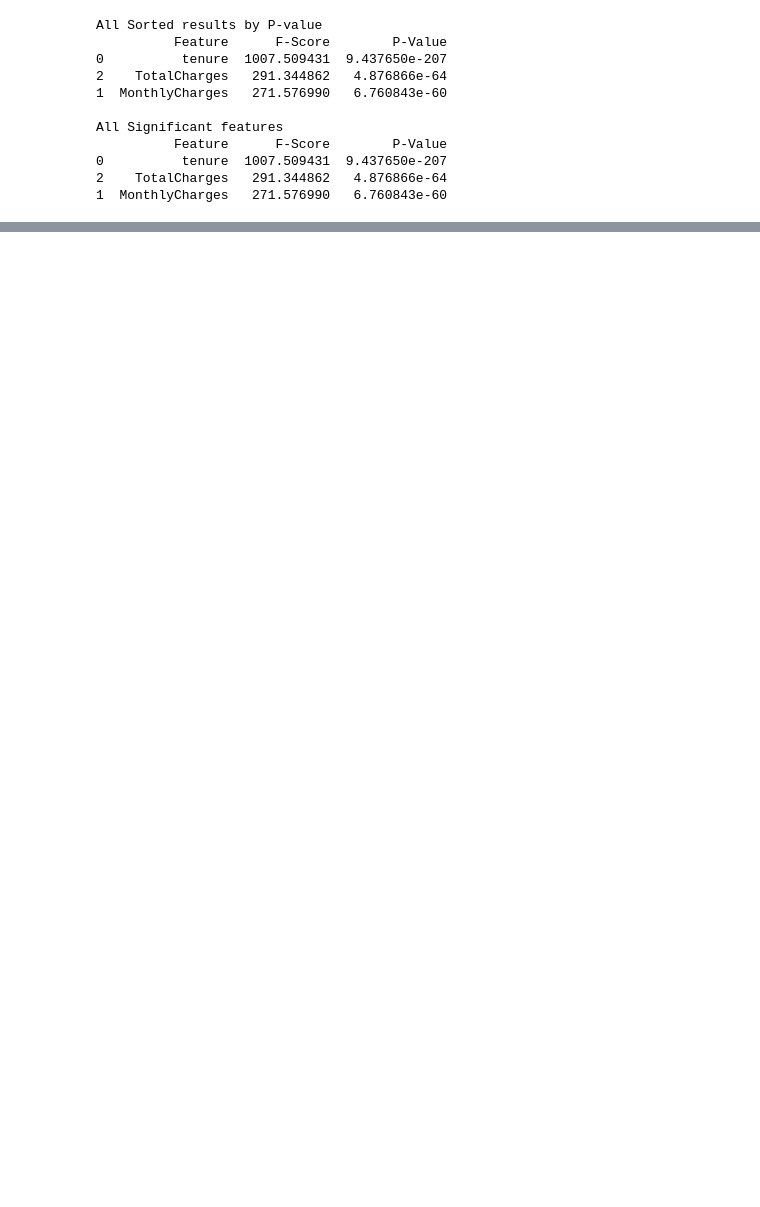
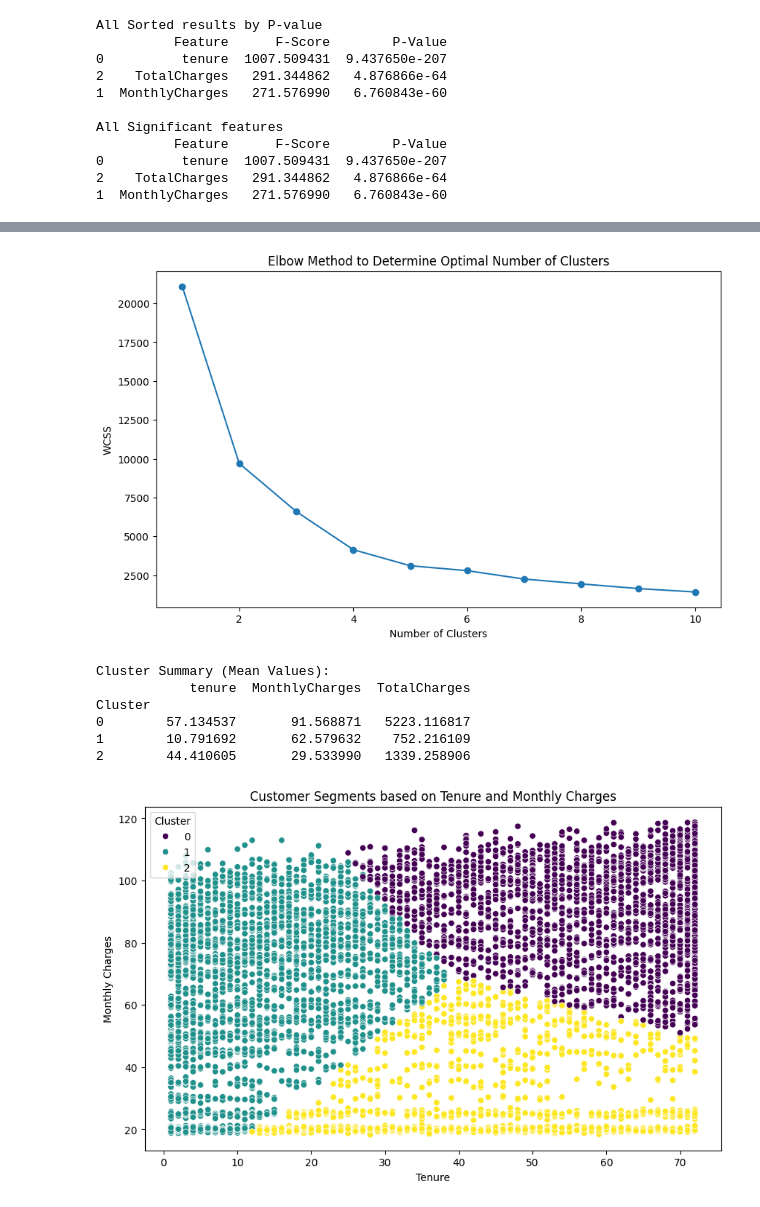
Before and after one commit to shabu43/TeleCustomer_Churn, a Jupyter notebook: TeleCustomer.ipynb, the cells around one changed output, grey strips where cells are left out. Drawn from its saved outputs; the diff is of its cells as text; code cells hidden in the pictures; blank space fills up the shorter version.

```diff
--- a/TeleCustomer.ipynb
+++ b/TeleCustomer.ipynb
@@ -211,2 +211,68 @@ weighted avg       0.78      0.79      0.78      1407
 
 ------------------------------
+# %%
+import pandas as pd
+import numpy as np
+from sklearn.cluster import KMeans
+from sklearn.preprocessing import StandardScaler
+import matplotlib.pyplot as plt
+import seaborn as sns
+
+
+# Select numerical features relevant for customer segmentation
+# Assuming 'tenure', 'MonthlyCharges', and 'TotalCharges' are our main features for segmentation
+numerical_features = ['tenure', 'MonthlyCharges', 'TotalCharges']
+
+# Handle any missing or invalid values in TotalCharges by converting them to numeric and dropping NaNs
+mydata['TotalCharges'] = pd.to_numeric(mydata['TotalCharges'], errors='coerce')
+mydata = mydata.dropna(subset=numerical_features)
+
+# Extract the numerical features for clustering
+X = mydata[numerical_features]
+
+# Standardize the features
+scaler = StandardScaler()
+X_scaled = scaler.fit_transform(X)
+
+# Determine the optimal number of clusters using the Elbow Method
+wcss = []
+for i in range(1, 11):  # Test clusters from 1 to 10
+    kmeans = KMeans(n_clusters=i, init='k-means++', random_state=42)
+    kmeans.fit(X_scaled)
+    wcss.append(kmeans.inertia_)
+
+# Plot the Elbow Curve
+plt.figure(figsize=(10, 6))
+plt.plot(range(1, 11), wcss, marker='o', linestyle='-')
+plt.title('Elbow Method to Determine Optimal Number of Clusters')
+plt.xlabel('Number of Clusters')
+plt.ylabel('WCSS')
+plt.show()
+
+# Choose an appropriate number of clusters based on the elbow plot, as 3
+optimal_clusters = 3
+kmeans = KMeans(n_clusters=optimal_clusters, init='k-means++', random_state=42)
+mydata['Cluster'] = kmeans.fit_predict(X_scaled)
+
+# Analyze the clusters by looking at the mean values of each feature per cluster
+cluster_summary = mydata.groupby('Cluster')[numerical_features].mean()
+print("Cluster Summary (Mean Values):")
+print(cluster_summary)
+
+# Visualize clusters in 2D plot
+plt.figure(figsize=(10, 6))
+sns.scatterplot(x=mydata['tenure'], y=mydata['MonthlyCharges'], hue=mydata['Cluster'], palette='viridis')
+plt.title('Customer Segments based on Tenure and Monthly Charges')
+plt.xlabel('Tenure')
+plt.ylabel('Monthly Charges')
+plt.legend(title='Cluster')
+plt.show()
+# %% [output]
+[figure, added]
+Cluster Summary (Mean Values):
+            tenure  MonthlyCharges  TotalCharges
+Cluster
+0        57.134537       91.568871   5223.116817
+1        10.791692       62.579632    752.216109
+2        44.410605       29.533990   1339.258906
+[figure, added]
```
Also changed, not shown: parts of 3 cells of this notebook.
